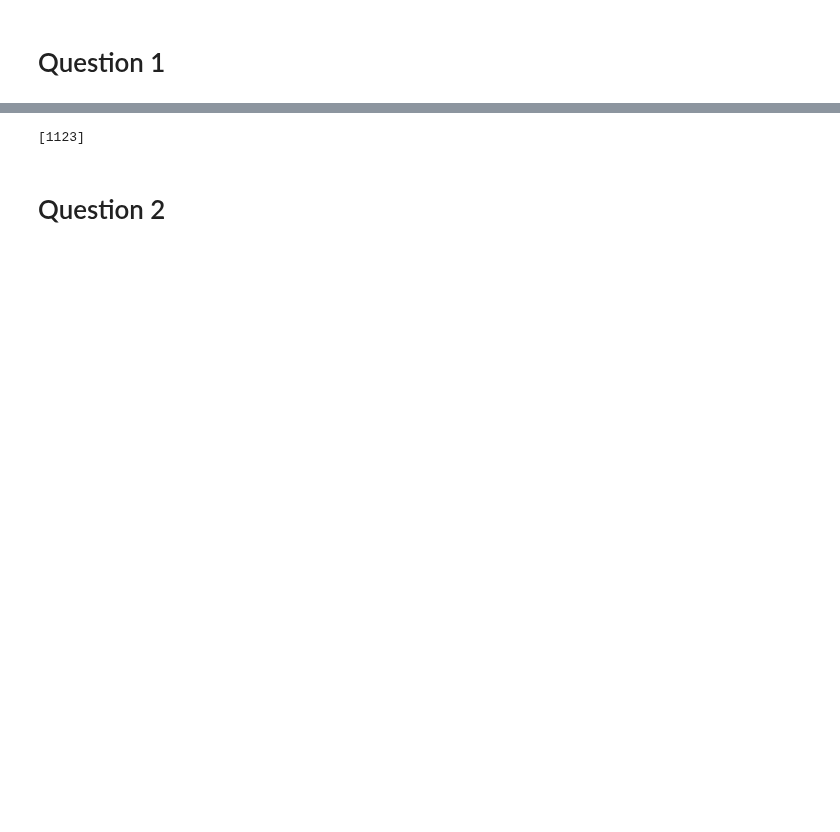
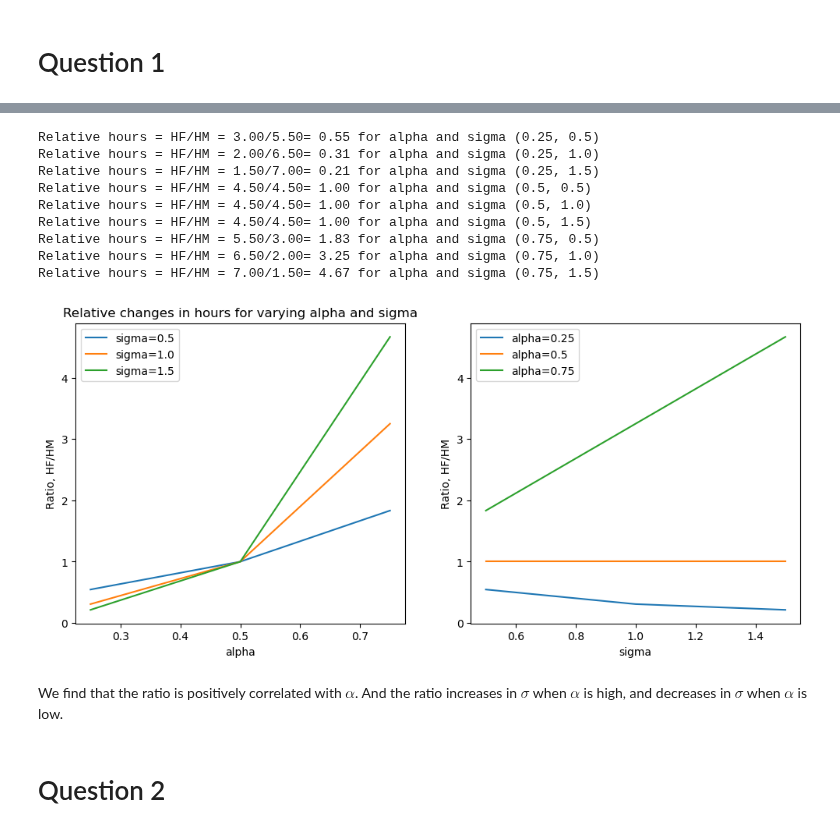
Before and after one commit to NumEconCopenhagen/projects-2023-noobs, a Jupyter notebook: inauguralproject/inauguralproject.ipynb, the cells around one changed output, grey strips where cells are left out. Cells and saved outputs as stored; diff of their text form; code cells hidden in the pictures; blank space fills up the shorter version.

```diff
--- a/inauguralproject/inauguralproject.ipynb
+++ b/inauguralproject/inauguralproject.ipynb
@@ -9,10 +9,16 @@
 Imports and set magics:
 # %%
 import numpy as np
+import pandas as pd
+from scipy import optimize
+import matplotlib.pyplot as plt
+%matplotlib inline
 
 # autoreload modules when code is run. Otherwise, python will not see recent changes.
 %load_ext autoreload
 %autoreload 2
 
 # Import your own code
-from HouseholdSpecializationModel import HouseholdSpecializationModelClass
+import inauguralproject
+import HouseholdSpecializationModel
+model = HouseholdSpecializationModel.HouseholdSpecializationModelClass()
@@ -19,3 +27,0 @@ from HouseholdSpecializationModel import HouseholdSpecializationModelClass
-# %%
-model = HouseholdSpecializationModelClass()
-model.solve_discrete(do_print=True)
@@ -44,7 +30,66 @@ namespace(LM=4.5, HM=4.5, LF=4.5, HF=4.5)
-# %%
-t=[1123]
-print(t)
-# %% [output]
-[1123]
+# %%
+# Create dictionaries
+dict_HF = {}
+dict_HM = {}
+dict_ratio = {}
+
+# Using varying parameters of alpha and sigma
+for alpha in [0.25, 0.50, 0.75]:
+    for sigma in [0.5, 1.0, 1.5]:
+        # Set new values for alpha and sigma
+        model.par.alpha = alpha
+        model.par.sigma = sigma
+
+        # solve the model
+        dsol = model.solve_discrete()
+        # store the result
+        dict_HF[(alpha, sigma)] = dsol.HF
+        dict_HM[(alpha, sigma)] = dsol.HM
+        dict_ratio[(alpha, sigma)] = dsol.HF/dsol.HM
+
+        # print results
+        print(f'Relative hours = HF/HM = {dsol.HF:.2f}/{dsol.HM:.2f}= {dsol.HF/dsol.HM:.2f} for alpha and sigma {alpha, sigma}')
+
+# We plot the results
+# a. create the figure
+fig = plt.figure(figsize=(12,5))# figsize is in inches...
+
+# b. left plot
+ax_left = fig.add_subplot(1,2,1)
+for sigma in [0.5, 1.0, 1.5]:
+    y = [dict_ratio[(alpha, sigma)] for alpha in [0.25, 0.50, 0.75]]
+    ax_left.plot([0.25, 0.50, 0.75], y, label=f"sigma={sigma}")
+ax_left.set_xlabel("alpha")
+ax_left.set_ylabel("Ratio, HF/HM")
+ax_left.legend()
+
+
+# c. right plot
+ax_right = fig.add_subplot(1,2,2)
+for alpha in [0.25, 0.50, 0.75]:
+    y = [dict_ratio[(alpha, sigma)] for sigma in [0.5, 1.0, 1.5]]
+    ax_right.plot([0.5, 1.0, 1.5], y, label=f"alpha={alpha}")
+ax_right.set_xlabel("sigma")
+ax_right.set_ylabel("Ratio, HF/HM")
+ax_right.legend()
+
+
+
+plt.close(fig) # (Suppress print to fit slides)
+ax_left.set_title("Relative changes in hours for varying alpha and sigma")
+fig
+# %% [output]
+Relative hours = HF/HM = 3.00/5.50= 0.55 for alpha and sigma (0.25, 0.5)
+Relative hours = HF/HM = 2.00/6.50= 0.31 for alpha and sigma (0.25, 1.0)
+Relative hours = HF/HM = 1.50/7.00= 0.21 for alpha and sigma (0.25, 1.5)
+Relative hours = HF/HM = 4.50/4.50= 1.00 for alpha and sigma (0.5, 0.5)
+Relative hours = HF/HM = 4.50/4.50= 1.00 for alpha and sigma (0.5, 1.0)
+Relative hours = HF/HM = 4.50/4.50= 1.00 for alpha and sigma (0.5, 1.5)
+Relative hours = HF/HM = 5.50/3.00= 1.83 for alpha and sigma (0.75, 0.5)
+Relative hours = HF/HM = 6.50/2.00= 3.25 for alpha and sigma (0.75, 1.0)
+Relative hours = HF/HM = 7.00/1.50= 4.67 for alpha and sigma (0.75, 1.5)
+[figure, added]
+# %% [markdown]
+We find that the ratio is positively correlated with $\alpha$. And the ratio increases in $\sigma$ when $\alpha$ is high, and decreases in $\sigma$ when $\alpha$ is low.
 # %% [markdown]
 # Question 2
```
Also changed, not shown: parts of 6 cells of this notebook.
